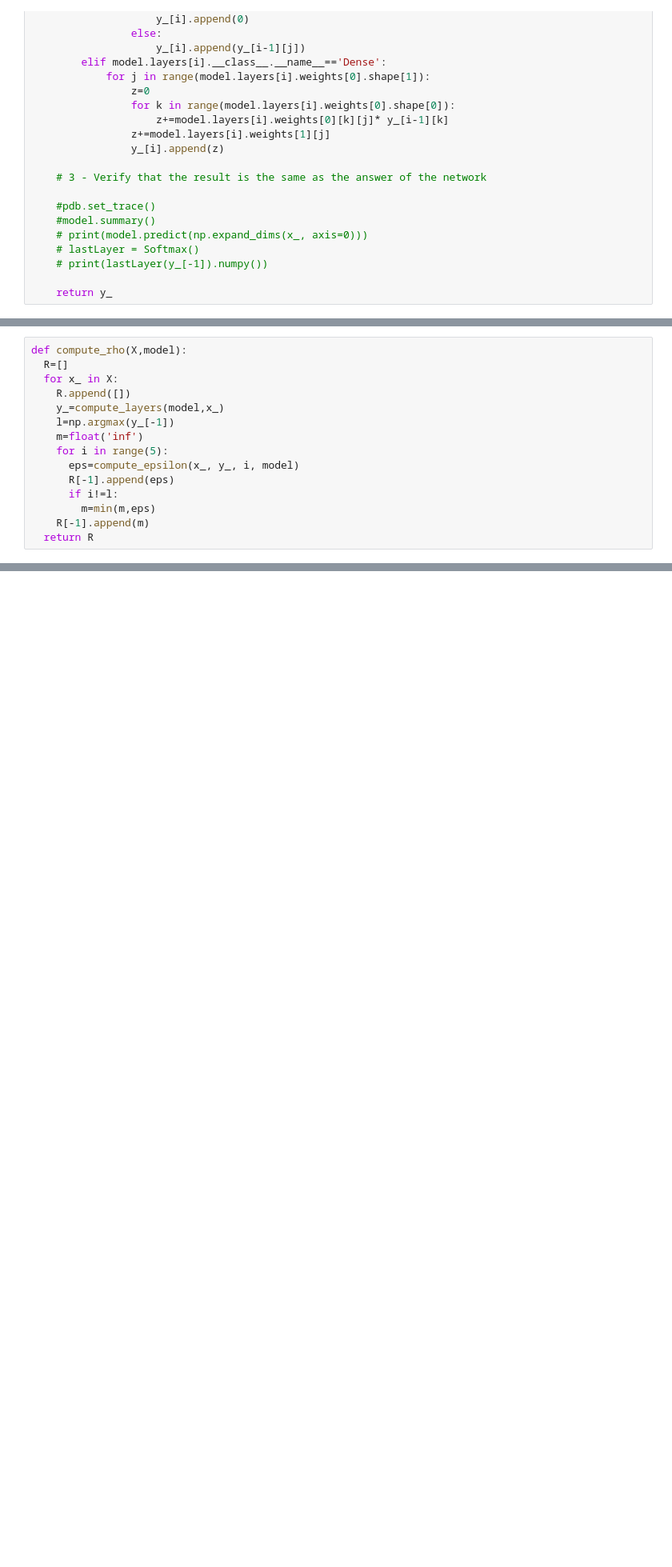
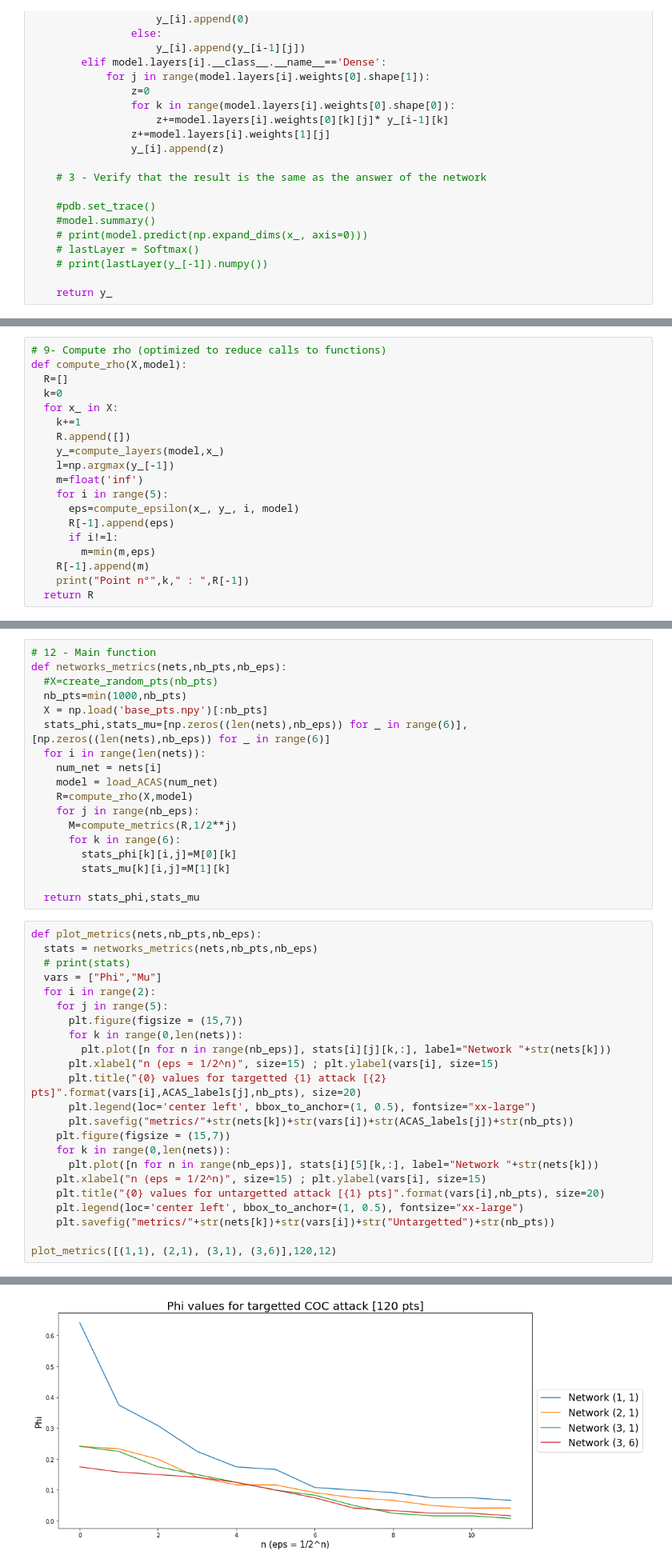
Before and after one commit to thomasghobril/adversarial-attack, a Jupyter notebook: MetriqueRobustesse_THOMAS.ipynb, the cells around one changed output, grey strips where cells are left out. Shown at 80% size. Saved outputs shown, nothing was run; the diff lists cells and outputs as text; blank space fills up the shorter version.

```diff
--- a/MetriqueRobustesse_THOMAS.ipynb
+++ b/MetriqueRobustesse_THOMAS.ipynb
@@ -161,7 +148,10 @@ Objective :  0.44450037707204815
 # %%
+# 9- Compute rho (optimized to reduce calls to functions)
 def compute_rho(X,model):
   R=[]
+  k=0
   for x_ in X:
+    k+=1
     R.append([])
     y_=compute_layers(model,x_)
     l=np.argmax(y_[-1])
@@ -172,5 +162,6 @@ def compute_rho(X,model):
       if i!=l:
         m=min(m,eps)
     R[-1].append(m)
+    print("Point n°",k," : ",R[-1])
   return R
 # %%
@@ -189,0 +204,42 @@ def compute_metrics(R,eps):
+# %%
+# 12 - Main function
+def networks_metrics(nets,nb_pts,nb_eps):
+  #X=create_random_pts(nb_pts)
+  nb_pts=min(1000,nb_pts)
+  X = np.load('base_pts.npy')[:nb_pts]
+  stats_phi,stats_mu=[np.zeros((len(nets),nb_eps)) for _ in range(6)],[np.zeros((len(nets),nb_eps)) for _ in range(6)]
+  for i in range(len(nets)):
+    num_net = nets[i]
+    model = load_ACAS(num_net)
+    R=compute_rho(X,model)
+    for j in range(nb_eps):
+      M=compute_metrics(R,1/2**j)
+      for k in range(6):
+        stats_phi[k][i,j]=M[0][k]
+        stats_mu[k][i,j]=M[1][k]
+
+  return stats_phi,stats_mu
+# %%
+def plot_metrics(nets,nb_pts,nb_eps):
+  stats = networks_metrics(nets,nb_pts,nb_eps)
+  # print(stats)
+  vars = ["Phi","Mu"]
+  for i in range(2):
+    for j in range(5):
+      plt.figure(figsize = (15,7))
+      for k in range(0,len(nets)):
+        plt.plot([n for n in range(nb_eps)], stats[i][j][k,:], label="Network "+str(nets[k]))
+      plt.xlabel("n (eps = 1/2^n)", size=15) ; plt.ylabel(vars[i], size=15)
+      plt.title("{0} values for targetted {1} attack [{2} pts]".format(vars[i],ACAS_labels[j],nb_pts), size=20)
+      plt.legend(loc='center left', bbox_to_anchor=(1, 0.5), fontsize="xx-large")
+      plt.savefig("metrics/"+str(nets[k])+str(vars[i])+str(ACAS_labels[j])+str(nb_pts))
+    plt.figure(figsize = (15,7))
+    for k in range(0,len(nets)):
+      plt.plot([n for n in range(nb_eps)], stats[i][5][k,:], label="Network "+str(nets[k]))
+    plt.xlabel("n (eps = 1/2^n)", size=15) ; plt.ylabel(vars[i], size=15)
+    plt.title("{0} values for untargetted attack [{1} pts]".format(vars[i],nb_pts), size=20)
+    plt.legend(loc='center left', bbox_to_anchor=(1, 0.5), fontsize="xx-large")
+    plt.savefig("metrics/"+str(nets[k])+str(vars[i])+str("Untargetted")+str(nb_pts))
+
+plot_metrics([(1,1), (2,1), (3,1), (3,6)],120,12)
+# %% [output]
@@ -189,0 +263 @@ def compute_metrics(R,eps):
+[figure, added]
```
Also changed, not shown: parts of 6 cells of this notebook, 12 other files.
